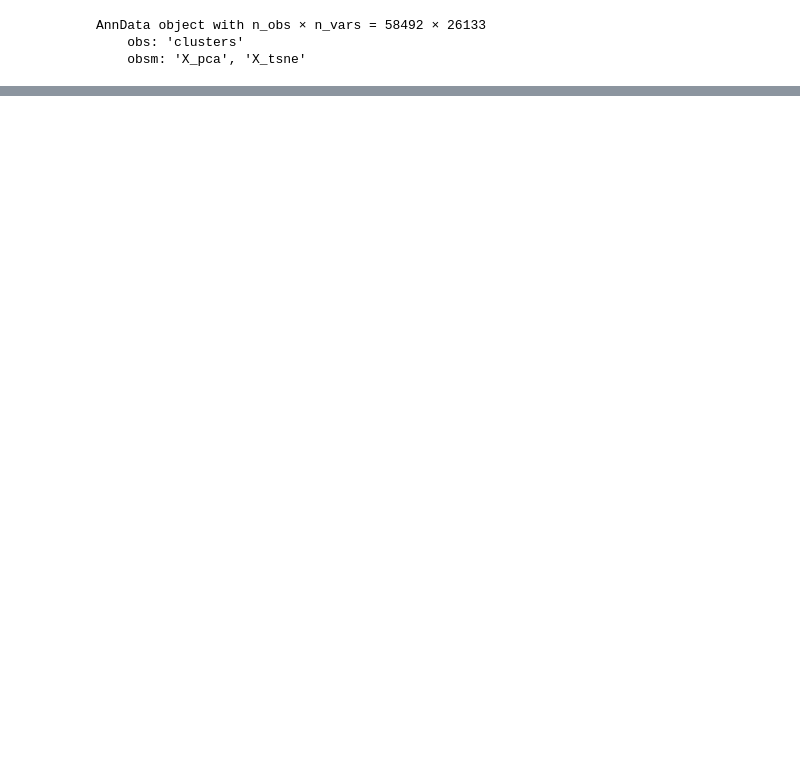
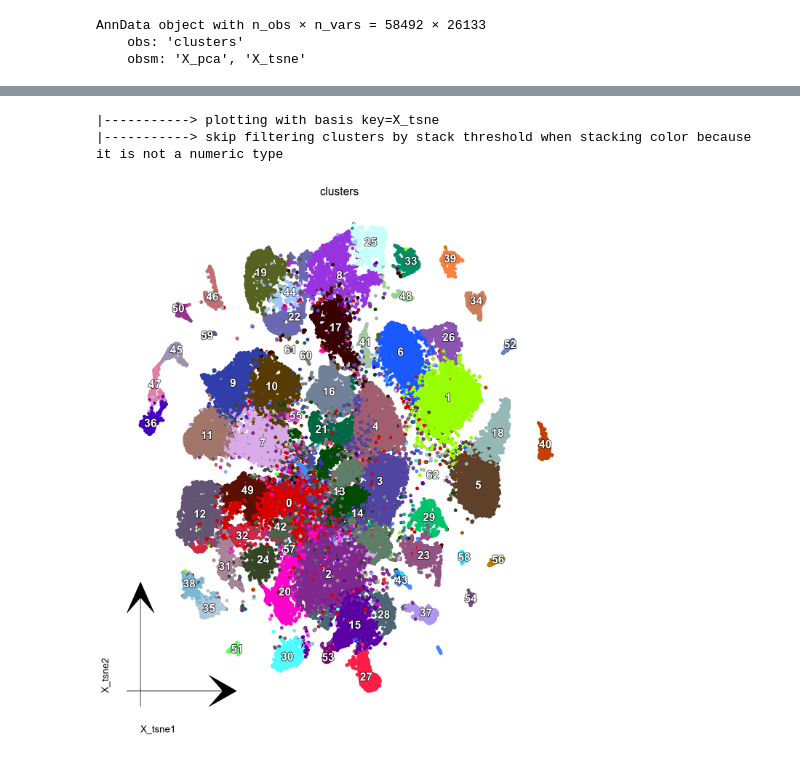
Before and after one commit to MarikaAbe/ancestors, a Jupyter notebook: dynamo.ipynb, the cells around one changed output, grey strips where cells are left out. Drawn from its saved outputs; the diff is of its cells as text; code cells hidden in the pictures; blank space fills up the shorter version.

```diff
--- a/dynamo.ipynb
+++ b/dynamo.ipynb
@@ -145,0 +153,7 @@ adata.obs
+# %%
+dyn.pl.tsne(adata, color='clusters',
+            figsize=(12,12),pointsize=0.3,alpha=1)
+# %% [output]
+|-----------> plotting with basis key=X_tsne
+|-----------> skip filtering clusters by stack threshold when stacking color because it is not a numeric type
+[figure, added]
```
Also changed, not shown: parts of 15 cells of this notebook.
